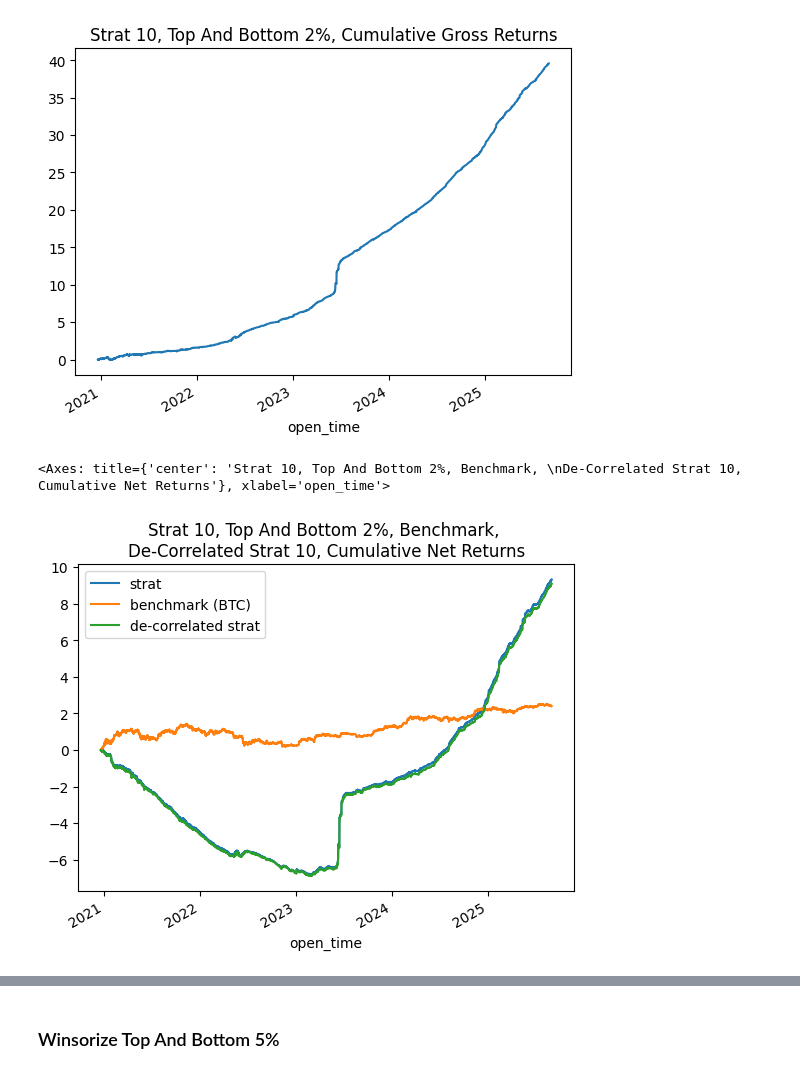
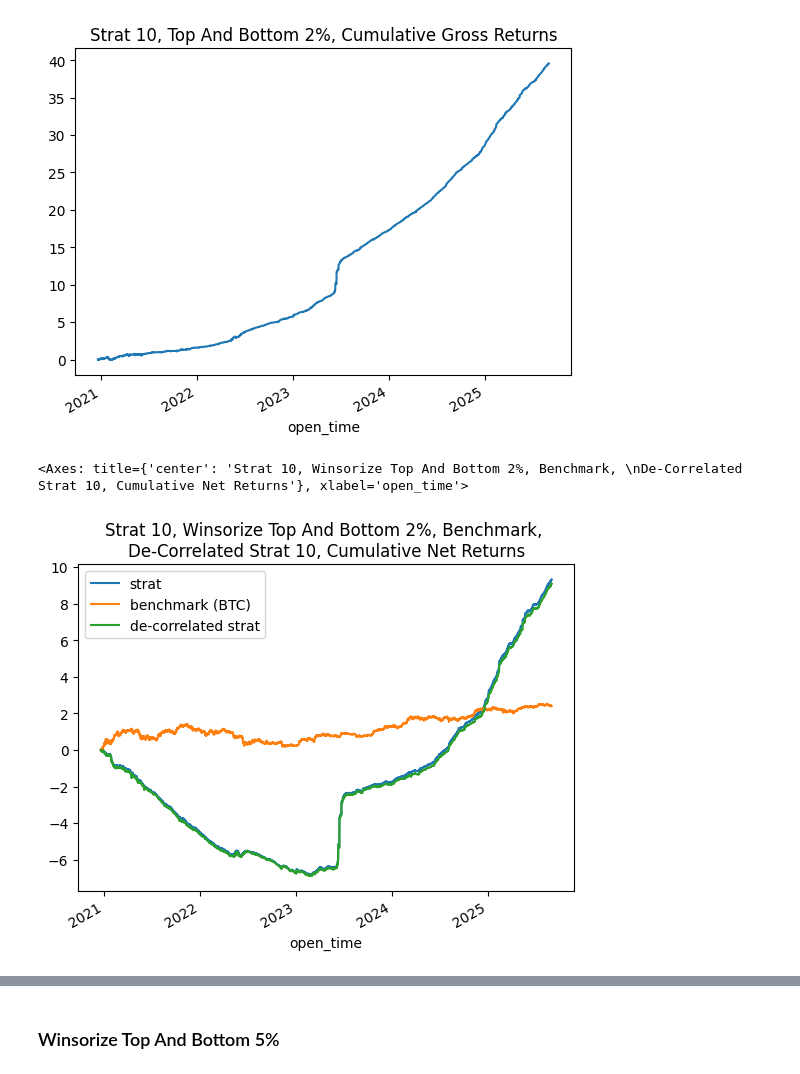
Before and after one commit to wbchristerson/crypto-strategies, a Jupyter notebook: simple_reversal.ipynb, the cells around one changed output, grey strips where cells are left out. Saved outputs shown, nothing was run; the diff lists cells and outputs as text; code cells hidden in the pictures.

```diff
--- a/simple_reversal.ipynb
+++ b/simple_reversal.ipynb
@@ -1425,15 +1507,15 @@ gross_returns.cumsum().plot(title="Strat 10, Top And Bottom 2%, Cumulative Gross
 # %%
 benchmark_ret = px / px.shift() - 1
 bitcoin_benchmark_ret = benchmark_ret['BTCUSDT']
 
 graph_df = pd.DataFrame({
     "strat": net_returns,
     "benchmark (BTC)": bitcoin_benchmark_ret,
     "de-correlated strat": get_decorrelated_returns(net_returns, bitcoin_benchmark_ret)
 })
 
-graph_df.cumsum().plot(title = "Strat 10, Top And Bottom 2%, Benchmark, \nDe-Correlated Strat 10, Cumulative Net Returns")
+graph_df.cumsum().plot(title = "Strat 10, Winsorize Top And Bottom 2%, Benchmark, \nDe-Correlated Strat 10, Cumulative Net Returns")
 # %% [output]
-<Axes: title={'center': 'Strat 10, Top And Bottom 2%, Benchmark, \nDe-Correlated Strat 10, Cumulative Net Returns'}, xlabel='open_time'>
+<Axes: title={'center': 'Strat 10, Winsorize Top And Bottom 2%, Benchmark, \nDe-Correlated Strat 10, Cumulative Net Returns'}, xlabel='open_time'>
-[figure, old version]
+[figure, new version]
 # %%
```
Also changed, not shown: parts of 37 cells of this notebook, 2 other files.
